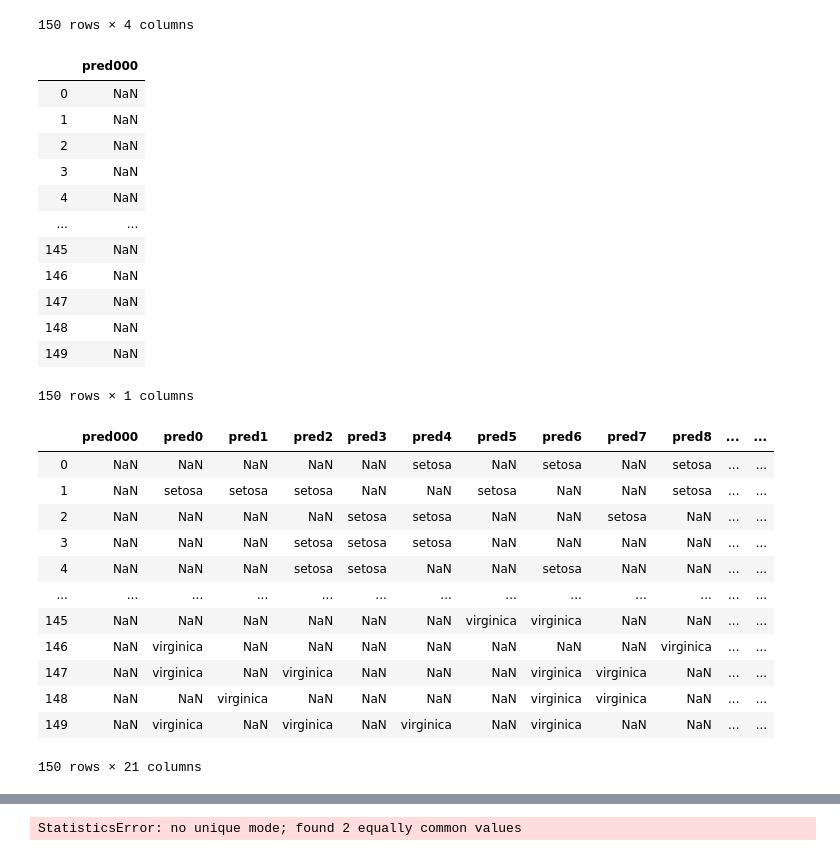
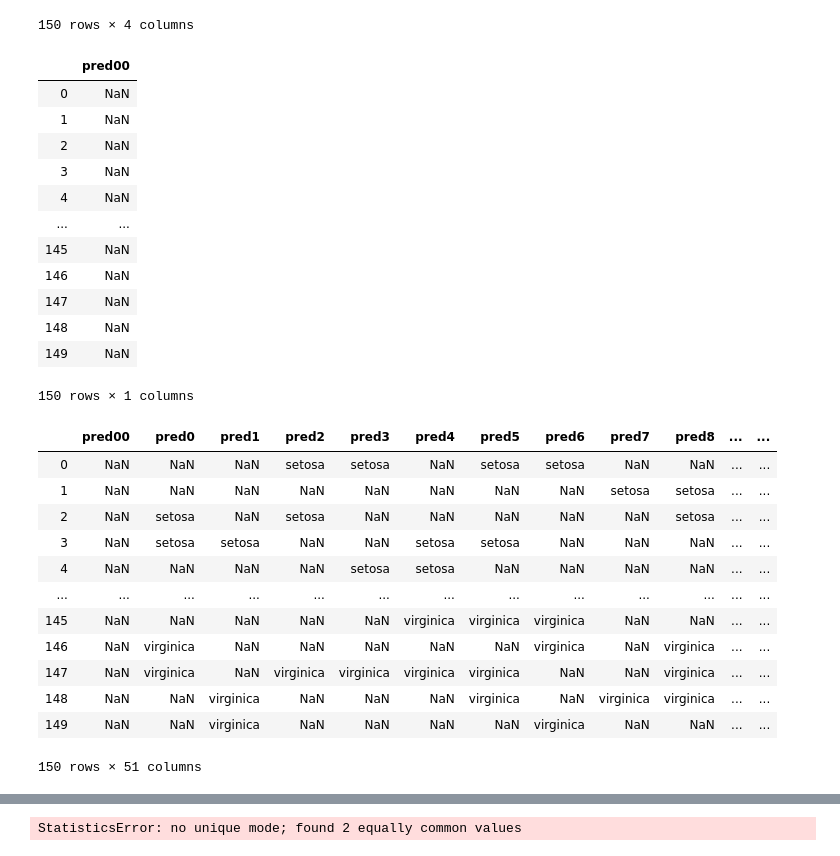
Before and after one commit to ksshaan/Gourab_Sir_ML_Praxis, a Jupyter notebook: baggingclassifier.ipynb, the cells around one changed output, grey strips where cells are left out. Drawn from its saved outputs; the diff is of its cells as text; code cells hidden in the pictures.

```diff
--- a/baggingclassifier.ipynb
+++ b/baggingclassifier.ipynb
@@ -285,11 +285,11 @@ pred
 | 149 | nan | nan | nan | nan |
 150 rows × 4 columns
 # %%
-pred = {"pred000":np.array(np.repeat(np.nan,len(iris)))}
+pred = {"pred00":np.array(np.repeat(np.nan,len(iris)))}
 pred = pd.DataFrame(data=pred)
 pred
 # %% [output]
-|  | pred000 |
+|  | pred00 |
 | 0 | NaN |
 | 1 | NaN |
 | 2 | NaN |
@@ -304,8 +304,9 @@ pred
 150 rows × 1 columns
 # %%
 #20 rounds of bagging
-
-rounds = 20
+pred = {"pred00":np.array(np.repeat(np.nan,len(iris)))}
+pred = pd.DataFrame(data=pred)
+rounds = 50
 models = []
 for l in range(0,rounds):
 
@@ -321,44 +322,44 @@ for l in range(0,rounds):
 
 
     test = iris.iloc[test_index]
     #test.head()
     # Step 3 splitting X and Y
     X_boot = boot.drop("Species",axis =1)
     Y_boot = boot["Species"]
     X_test  = test.drop("Species",axis =1)
     Y_test = test["Species"]
 
     # Step 4 Training the model on Bootstrap sample
     tree = DecisionTreeClassifier(criterion = "gini",min_samples_leaf =5)
     tree.fit(X_boot,Y_boot)
     models.append(tree)
 
     # Step 5 get the predicted value on test data
     predict = tree.predict(X_test)
 
     # Step 6 add new predict column
     p = "pred"+str(l)
-    pred[p] = pred["pred000"]
+    pred[p] = pred["pred00"]
 
     # Step 7 bagging the second predicted value...
     j=0
     for n in range(0,len(iris)):
         if n in test_index:
             pred[p][n]=predict[j]
             j=j+1
 
 pred
 # %% [output]
-|  | pred000 | pred0 | pred1 | pred2 | pred3 | pred4 | pred5 | pred6 | pred7 | pred8 | ... | ... |
-| 0 | NaN | NaN | NaN | NaN | NaN | setosa | NaN | setosa | NaN | setosa | ... | ... |
-| 1 | NaN | setosa | setosa | setosa | NaN | NaN | setosa | NaN | NaN | setosa | ... | ... |
-| 2 | NaN | NaN | NaN | NaN | setosa | setosa | NaN | NaN | setosa | NaN | ... | ... |
-| 3 | NaN | NaN | NaN | setosa | setosa | setosa | NaN | NaN | NaN | NaN | ... | ... |
-| 4 | NaN | NaN | NaN | setosa | setosa | NaN | NaN | setosa | NaN | NaN | ... | ... |
+|  | pred00 | pred0 | pred1 | pred2 | pred3 | pred4 | pred5 | pred6 | pred7 | pred8 | ... | ... |
+| 0 | NaN | NaN | NaN | setosa | setosa | NaN | setosa | setosa | NaN | NaN | ... | ... |
+| 1 | NaN | NaN | NaN | NaN | NaN | NaN | NaN | NaN | setosa | setosa | ... | ... |
+| 2 | NaN | setosa | NaN | setosa | NaN | NaN | NaN | NaN | NaN | setosa | ... | ... |
+| 3 | NaN | setosa | setosa | NaN | NaN | setosa | setosa | NaN | NaN | NaN | ... | ... |
+| 4 | NaN | NaN | NaN | NaN | setosa | setosa | NaN | NaN | NaN | NaN | ... | ... |
 | ... | ... | ... | ... | ... | ... | ... | ... | ... | ... | ... | ... | ... |
-| 145 | NaN | NaN | NaN | NaN | NaN | NaN | virginica | virginica | NaN | NaN | ... | ... |
-| 146 | NaN | virginica | NaN | NaN | NaN | NaN | NaN | NaN | NaN | virginica | ... | ... |
-| 147 | NaN | virginica | NaN | virginica | NaN | NaN | NaN | virginica | virginica | NaN | ... | ... |
-| 148 | NaN | NaN | virginica | NaN | NaN | NaN | NaN | virginica | virginica | NaN | ... | ... |
-| 149 | NaN | virginica | NaN | virginica | NaN | virginica | NaN | virginica | NaN | NaN | ... | ... |
+| 145 | NaN | NaN | NaN | NaN | NaN | virginica | virginica | virginica | NaN | NaN | ... | ... |
+| 146 | NaN | virginica | NaN | NaN | NaN | NaN | NaN | virginica | NaN | virginica | ... | ... |
+| 147 | NaN | virginica | NaN | virginica | virginica | virginica | virginica | NaN | NaN | virginica | ... | ... |
+| 148 | NaN | NaN | virginica | NaN | NaN | NaN | virginica | NaN | virginica | virginica | ... | ... |
+| 149 | NaN | NaN | virginica | NaN | NaN | NaN | NaN | virginica | NaN | NaN | ... | ... |
-150 rows × 21 columns
+150 rows × 51 columns
```
Also changed, not shown: parts of 4 cells of this notebook, 29 other files.
